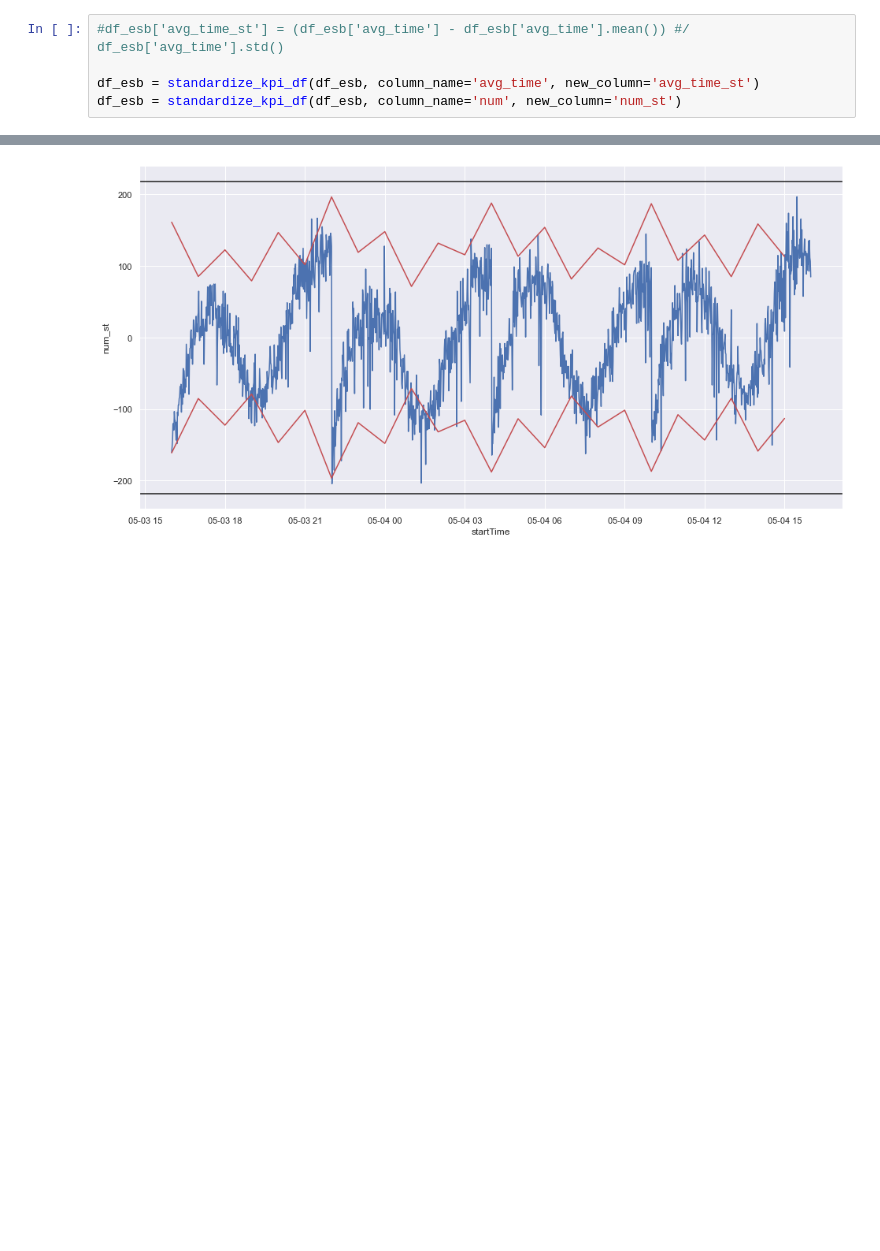
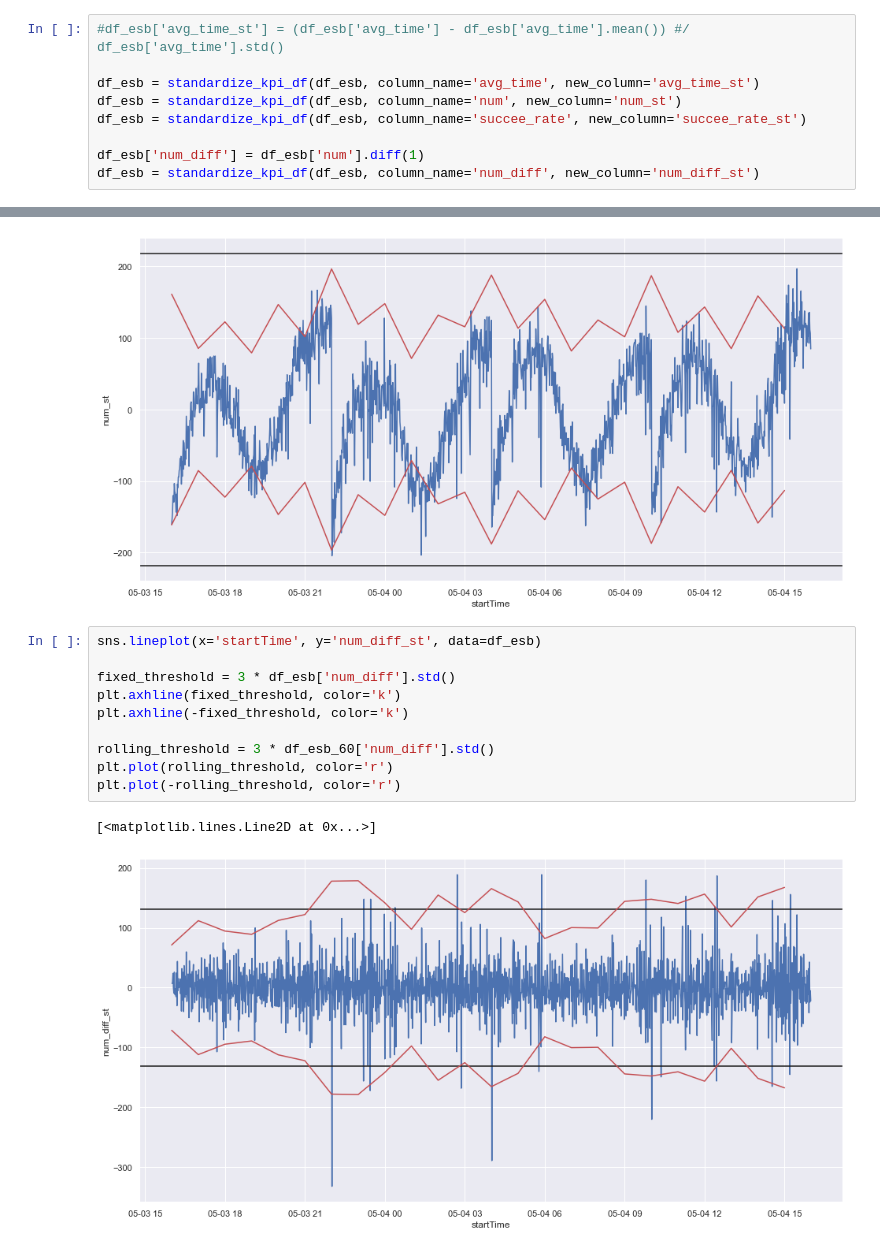
Before and after one commit to meng2468/AIOps-Challenge, a Jupyter notebook: eda/esb.ipynb, the cells around one changed output, grey strips where cells are left out. Saved outputs shown, nothing was run; the diff lists cells and outputs as text; blank space fills up the shorter version.

```diff
--- a/eda/esb.ipynb
+++ b/eda/esb.ipynb
@@ -178,6 +178,10 @@ def standardize_kpi_df(df, column_name, new_column=None):
 
 df_esb = standardize_kpi_df(df_esb, column_name='avg_time', new_column='avg_time_st')
 df_esb = standardize_kpi_df(df_esb, column_name='num', new_column='num_st')
+df_esb = standardize_kpi_df(df_esb, column_name='succee_rate', new_column='succee_rate_st')
+
+df_esb['num_diff'] = df_esb['num'].diff(1)
+df_esb = standardize_kpi_df(df_esb, column_name='num_diff', new_column='num_diff_st')
 # %%
 df_esb_10 = df_esb.set_index(['startTime']).resample('10Min')
 df_esb_60 = df_esb.set_index(['startTime']).resample('60Min')
@@ -209,3 +213,16 @@ plt.plot(-rolling_threshold, color='r')
 # %% [output]
 [<matplotlib.lines.Line2D at 0x...>]
 [figure]
+# %%
+sns.lineplot(x='startTime', y='num_diff_st', data=df_esb)
+
+fixed_threshold = 3 * df_esb['num_diff'].std()
+plt.axhline(fixed_threshold, color='k')
+plt.axhline(-fixed_threshold, color='k')
+
+rolling_threshold = 3 * df_esb_60['num_diff'].std()
+plt.plot(rolling_threshold, color='r')
+plt.plot(-rolling_threshold, color='r')
+# %% [output]
+[<matplotlib.lines.Line2D at 0x...>]
+[figure, added]
```
Also changed, not shown: parts of 4 cells of this notebook.
